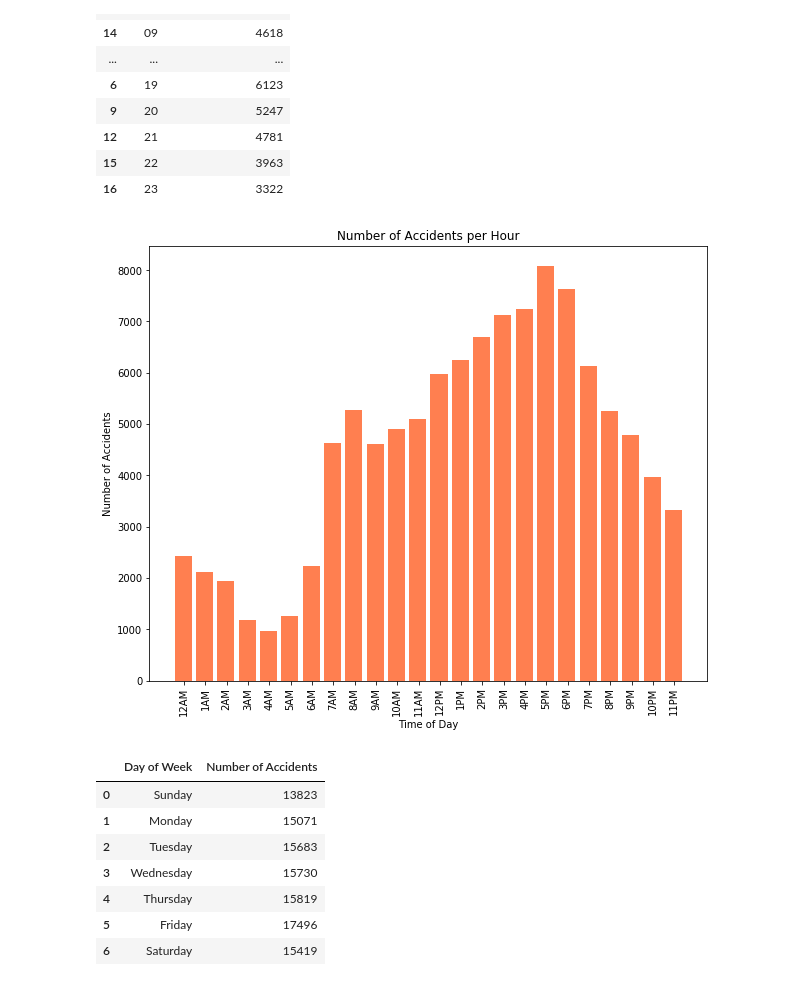
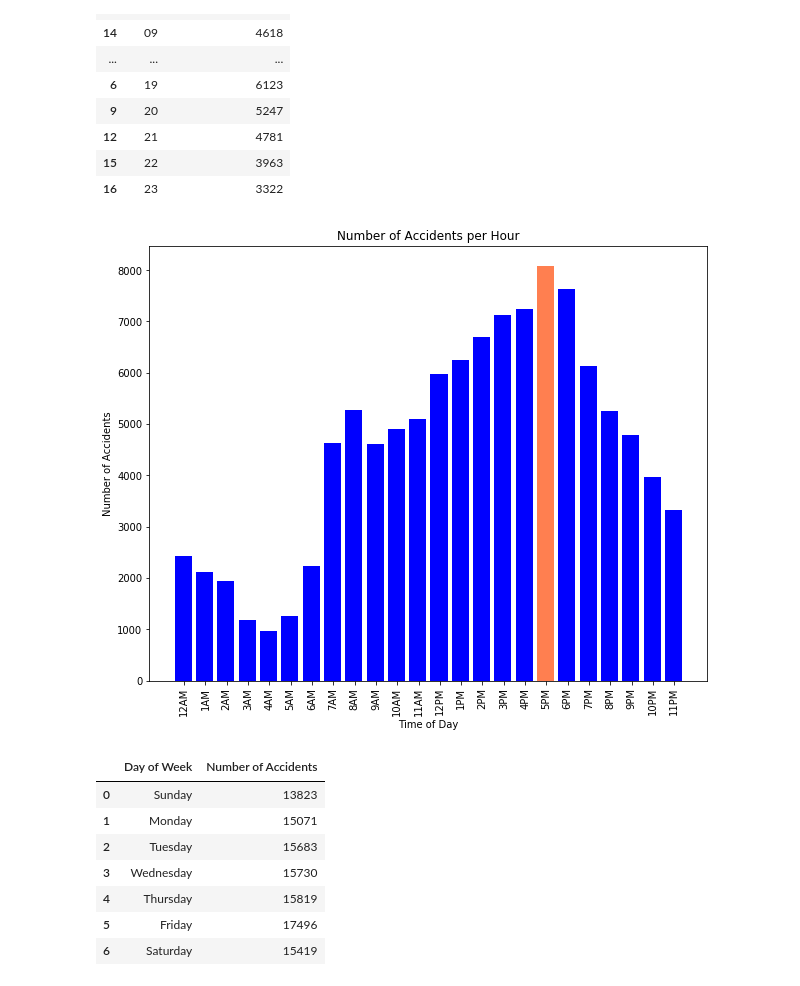
Before and after one commit to Armayni/ProjectOne, a Jupyter notebook: Nicole-TrendAnalysis_motorVehicleAccidents.ipynb, the cells around one changed output. Cells and saved outputs as stored; diff of their text form; code cells hidden in the pictures.

```diff
--- a/Nicole-TrendAnalysis_motorVehicleAccidents.ipynb
+++ b/Nicole-TrendAnalysis_motorVehicleAccidents.ipynb
@@ -221,18 +221,20 @@ hour_df
 # %%
 x_axis = np.arange(len(hour_df))
 tick_locations = [value+.04 for value in x_axis]
 axis_points = ["12AM","1AM", "2AM", "3AM", "4AM", "5AM", "6AM", "7AM", "8AM", "9AM", "10AM",
               "11AM", "12PM", "1PM", "2PM", "3PM", "4PM", "5PM", "6PM", "7PM", "8PM", "9PM",
               "10PM", "11PM"]
+colors=['b', 'b', 'b', 'b', 'b', 'b', 'b', 'b', 'b', 'b', 'b', 'b', 'b', 'b', 'b', 'b', 'b', 'coral', 'b',
+       'b', 'b', 'b', 'b', 'b']
 plt.figure(figsize=(10,8))
 plt.title("Number of Accidents per Hour")
 plt.xlabel("Time of Day")
 plt.ylabel("Number of Accidents")
-plt.bar(x_axis, hour_df["Number of Accidents"], color='coral', align="center")
+plt.bar(x_axis, hour_df["Number of Accidents"], color=colors, align="center")
 plt.xticks(tick_locations, axis_points, rotation="vertical")
-plt.savefig("Accidents Per Hour")
+plt.savefig("Accidents Per Hour", bbox_inches="tight")
 # %% [output]
-[figure, old version]
+[figure, new version]
 # %%
 day_list= accident_df["Day of Week"].value_counts().index.tolist()
 day_counts=accident_df["Day of Week"].value_counts()
```
Also changed, not shown: parts of 2 cells of this notebook, 3 other files.
